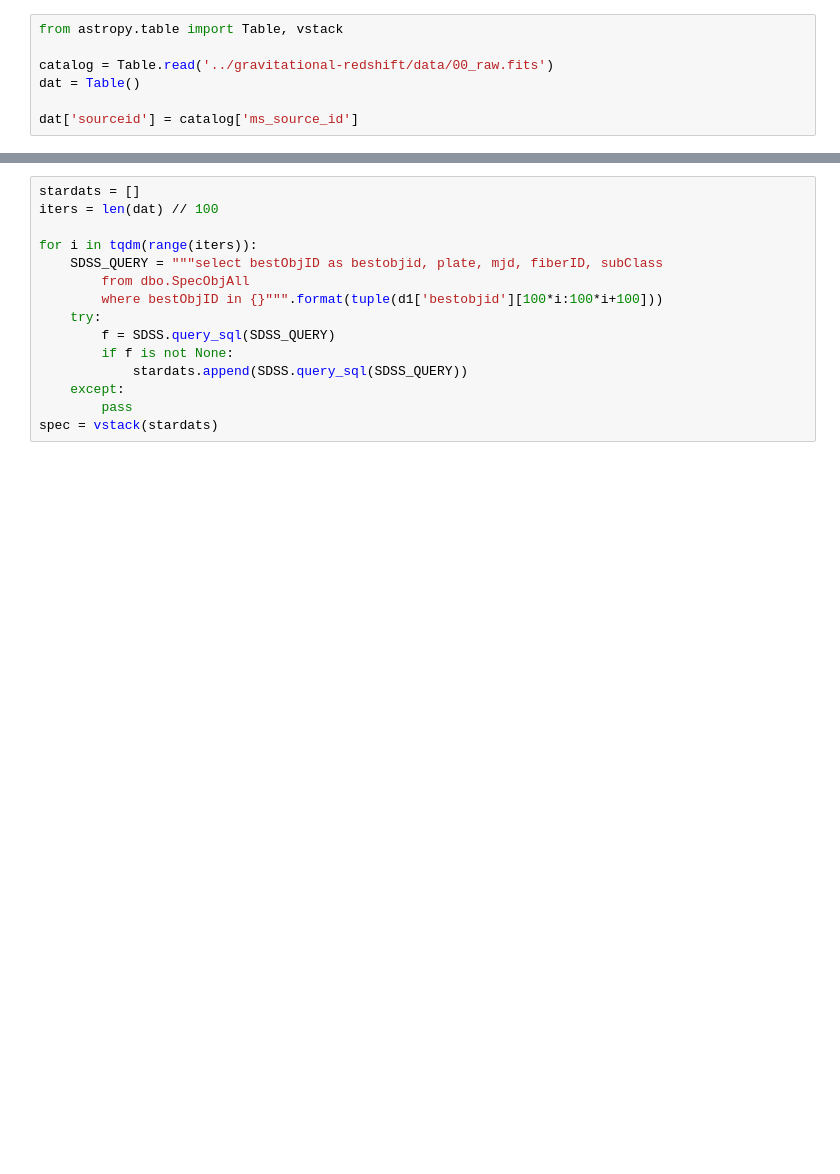
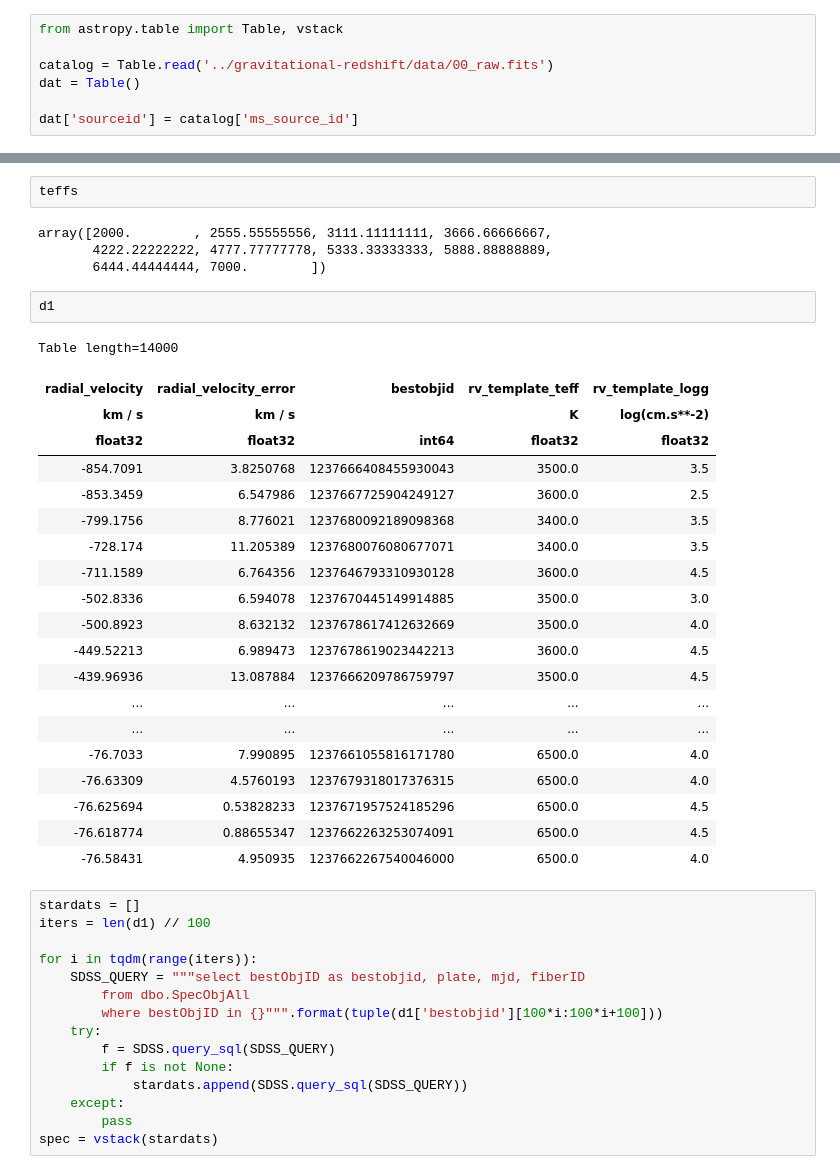
Before and after one commit to stefanarseneau/msrv-xc, a Jupyter notebook: 01_test.ipynb, the cells around one changed output, grey strips where cells are left out. Saved outputs shown, nothing was run; the diff lists cells and outputs as text; blank space fills up the shorter version.

```diff
--- a/01_test.ipynb
+++ b/01_test.ipynb
@@ -99,9 +107,38 @@ d1 = job1.get_results()
+# %%
+teffs
+# %% [output]
+array([2000.        , 2555.55555556, 3111.11111111, 3666.66666667,
+       4222.22222222, 4777.77777778, 5333.33333333, 5888.88888889,
+       6444.44444444, 7000.        ])
+# %%
+d1
+# %% [output]
+Table length=14000
+| radial_velocity | radial_velocity_error | bestobjid | rv_template_teff | rv_template_logg |
+| km / s | km / s |  | K | log(cm.s**-2) |
+| float32 | float32 | int64 | float32 | float32 |
+| -854.7091 | 3.8250768 | 1237666408455930043 | 3500.0 | 3.5 |
+| -853.3459 | 6.547986 | 1237667725904249127 | 3600.0 | 2.5 |
+| -799.1756 | 8.776021 | 1237680092189098368 | 3400.0 | 3.5 |
+| -728.174 | 11.205389 | 1237680076080677071 | 3400.0 | 3.5 |
+| -711.1589 | 6.764356 | 1237646793310930128 | 3600.0 | 4.5 |
+| -502.8336 | 6.594078 | 1237670445149914885 | 3500.0 | 3.0 |
+| -500.8923 | 8.632132 | 1237678617412632669 | 3500.0 | 4.0 |
+| -449.52213 | 6.989473 | 1237678619023442213 | 3600.0 | 4.5 |
+| -439.96936 | 13.087884 | 1237666209786759797 | 3500.0 | 4.5 |
+| ... | ... | ... | ... | ... |
+| ... | ... | ... | ... | ... |
+| -76.7033 | 7.990895 | 1237661055816171780 | 6500.0 | 4.0 |
+| -76.63309 | 4.5760193 | 1237679318017376315 | 6500.0 | 4.0 |
+| -76.625694 | 0.53828233 | 1237671957524185296 | 6500.0 | 4.5 |
+| -76.618774 | 0.88655347 | 1237662263253074091 | 6500.0 | 4.5 |
+| -76.58431 | 4.950935 | 1237662267540046000 | 6500.0 | 4.0 |
 # %%
 stardats = []
-iters = len(dat) // 100
+iters = len(d1) // 100
 
 for i in tqdm(range(iters)):
-    SDSS_QUERY = """select bestObjID as bestobjid, plate, mjd, fiberID, subClass
+    SDSS_QUERY = """select bestObjID as bestobjid, plate, mjd, fiberID
         from dbo.SpecObjAll
         where bestObjID in {}""".format(tuple(d1['bestobjid'][100*i:100*i+100]))
     try:
```
Also changed, not shown: parts of 16 cells of this notebook, 1 other file.
